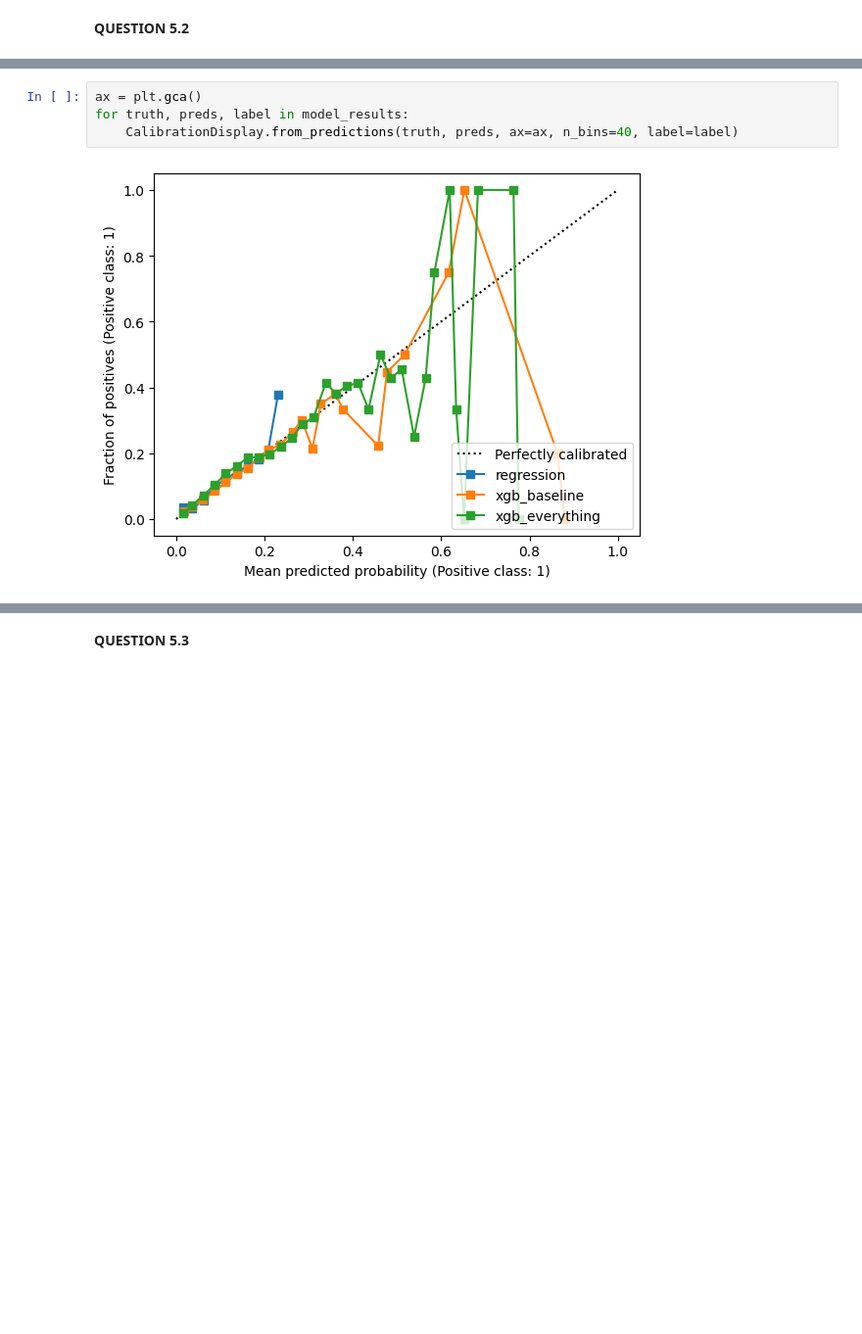
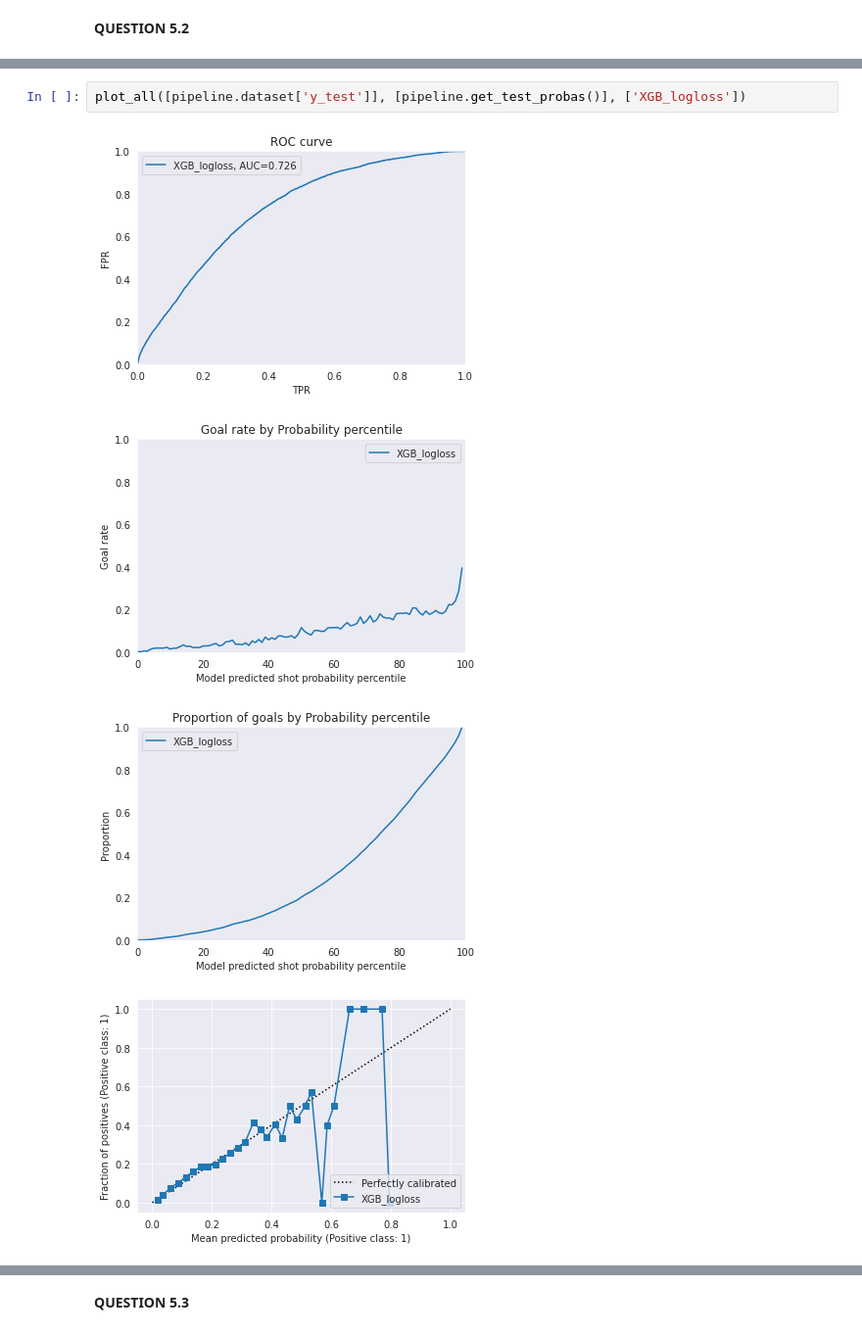
Before and after one commit to williamGlazer/IFT6758, a Jupyter notebook: notebooks/7.advanced-models.ipynb, the cells around one changed output, grey strips where cells are left out. Shown: that part at 98% size. Saved outputs shown, nothing was run; the diff lists cells and outputs as text; blank space fills up the shorter version.

Commit message:
added final advanced models

```diff
--- a/notebooks/7.advanced-models.ipynb
+++ b/notebooks/7.advanced-models.ipynb
@@ -374,6 +143,7 @@ plt.show()
-# %%
-ax = plt.gca()
-for truth, preds, label in model_results:
-    CalibrationDisplay.from_predictions(truth, preds, ax=ax, n_bins=40, label=label)
-# %% [output]
-[figure, removed]
+# %%
+plot_all([pipeline.dataset['y_test']], [pipeline.get_test_probas()], ['XGB_logloss'])
+# %% [output]
+[figure, added]
+[figure, added]
+[figure, added]
+[figure, added]
```
Also changed, not shown: parts of 30 cells of this notebook, 3 other files.
